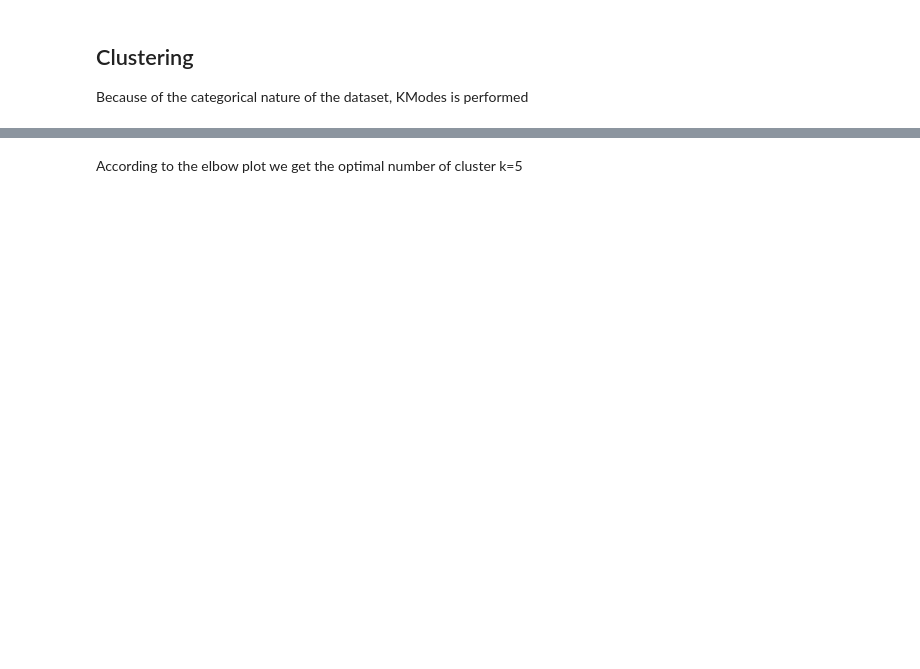
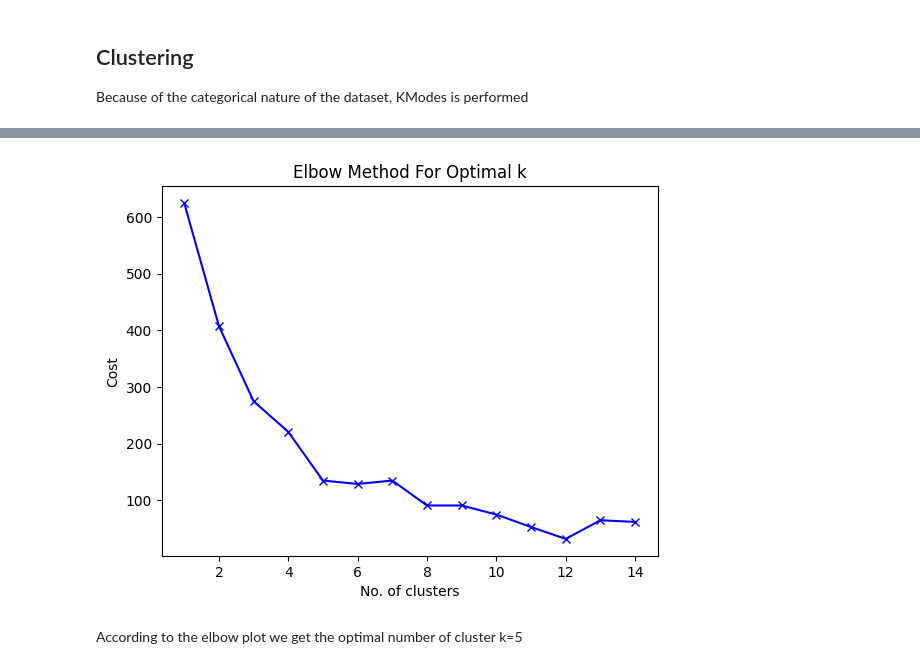
Before and after one commit to pcastiglione99/Data-Quality-Project, a Jupyter notebook: src/project.ipynb, the cells around one changed output, grey strips where cells are left out. Cells and saved outputs as stored; diff of their text form; code cells hidden in the pictures; blank space fills up the shorter version.

```diff
--- a/src/project.ipynb
+++ b/src/project.ipynb
@@ -94,18 +145,22 @@ Because of the categorical nature of the dataset, KModes is performed
 from kmodes.kmodes import KModes
 # %%
 # Elbow curve to find optimal K
-cost = []
-K = range(1,15)
-for num_clusters in list(K):
-    kmode = KModes(n_clusters=num_clusters, init = "random", n_init = 5, verbose=1)
-    kmode.fit_predict(users_knn_imp)
-    cost.append(kmode.cost_)
+def elbow(df, k_max=15):
+    cost = []
+    K = range(1,k_max)
+    for num_clusters in list(K):
+        kmode = KModes(n_clusters=num_clusters, init = "random", n_init = 5, verbose=0)
+        kmode.fit_predict(df)
+        cost.append(kmode.cost_)
 
-plt.plot(K, cost, 'bx-')
-plt.xlabel('No. of clusters')
-plt.ylabel('Cost')
-plt.title('Elbow Method For Optimal k')
-plt.show()
+    plt.plot(K, cost, 'bx-')
+    plt.xlabel('No. of clusters')
+    plt.ylabel('Cost')
+    plt.title('Elbow Method For Optimal k')
+# %%
+elbow(users)
+# %% [output]
+[figure, added]
 # %% [markdown]
 According to the elbow plot we get the optimal number of cluster k=5
 # %%
```
Also changed, not shown: parts of 27 cells of this notebook.
